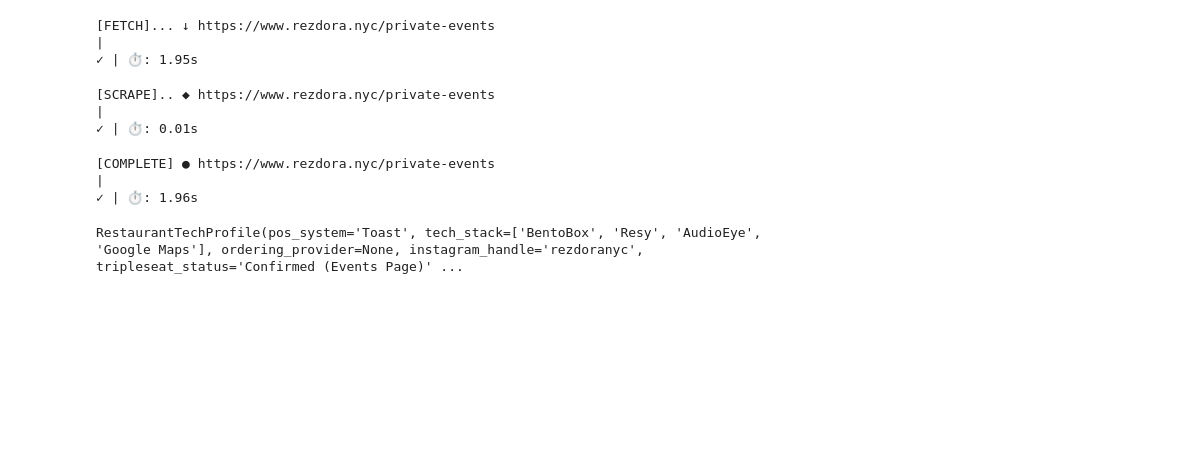
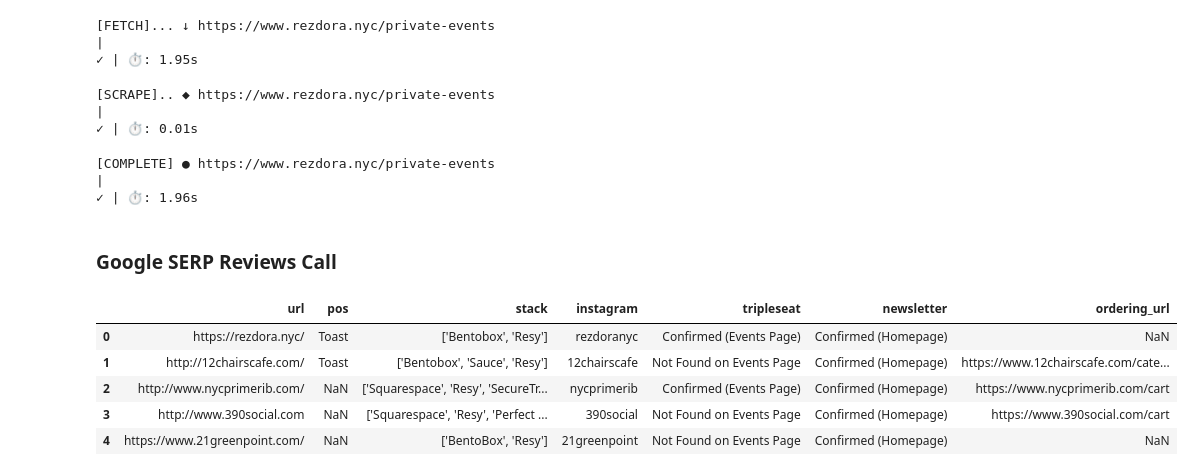
Before and after one commit to Zh4o/loyalist-data-project, a Jupyter notebook: enrichment.ipynb, the cells around one changed output. Saved outputs shown, nothing was run; the diff lists cells and outputs as text; code cells hidden in the pictures; blank space fills up the shorter version.

```diff
--- a/enrichment.ipynb
+++ b/enrichment.ipynb
@@ -1031,7 +1059,5 @@ if events_link:
 ✓ | ⏱: 0.01s
 [COMPLETE] ● https://www.rezdora.nyc/private-events                                                               |
 ✓ | ⏱: 1.96s
-# %%
-tech_profile
-# %% [output]
-RestaurantTechProfile(pos_system='Toast', tech_stack=['BentoBox', 'Resy', 'AudioEye', 'Google Maps'], ordering_provider=None, instagram_handle='rezdoranyc', tripleseat_status='Confirmed (Events Page)' ...
+# %% [markdown]
+### Google SERP Reviews Call
@@ -1037,0 +1067,11 @@ RestaurantTechProfile(pos_system='Toast', tech_stack=['BentoBox', 'Resy', 'Audio
+# %%
+crawleddf = pd.read_csv("restaurant_results.csv")
+# %%
+crawleddf.head()
+# %% [output]
+|  | url | pos | stack | instagram | tripleseat | newsletter | ordering_url |
+| 0 | https://rezdora.nyc/ | Toast | ['Bentobox', 'Resy'] | rezdoranyc | Confirmed (Events Page) | Confirmed (Homepage) | NaN |
+| 1 | http://12chairscafe.com/ | Toast | ['Bentobox', 'Sauce', 'Resy'] | 12chairscafe | Not Found on Events Page | Confirmed (Homepage) | https://www.12chairscafe.com/cate... |
+| 2 | http://www.nycprimerib.com/ | NaN | ['Squarespace', 'Resy', 'SecureTr... | nycprimerib | Confirmed (Events Page) | Confirmed (Homepage) | https://www.nycprimerib.com/cart |
+| 3 | http://www.390social.com | NaN | ['Squarespace', 'Resy', 'Perfect ... | 390social | Not Found on Events Page | Confirmed (Homepage) | https://www.390social.com/cart |
+| 4 | https://www.21greenpoint.com/ | NaN | ['BentoBox', 'Resy'] | 21greenpoint | Not Found on Events Page | Confirmed (Homepage) | NaN |
```
Also changed, not shown: parts of 25 cells of this notebook, 1 other file.
